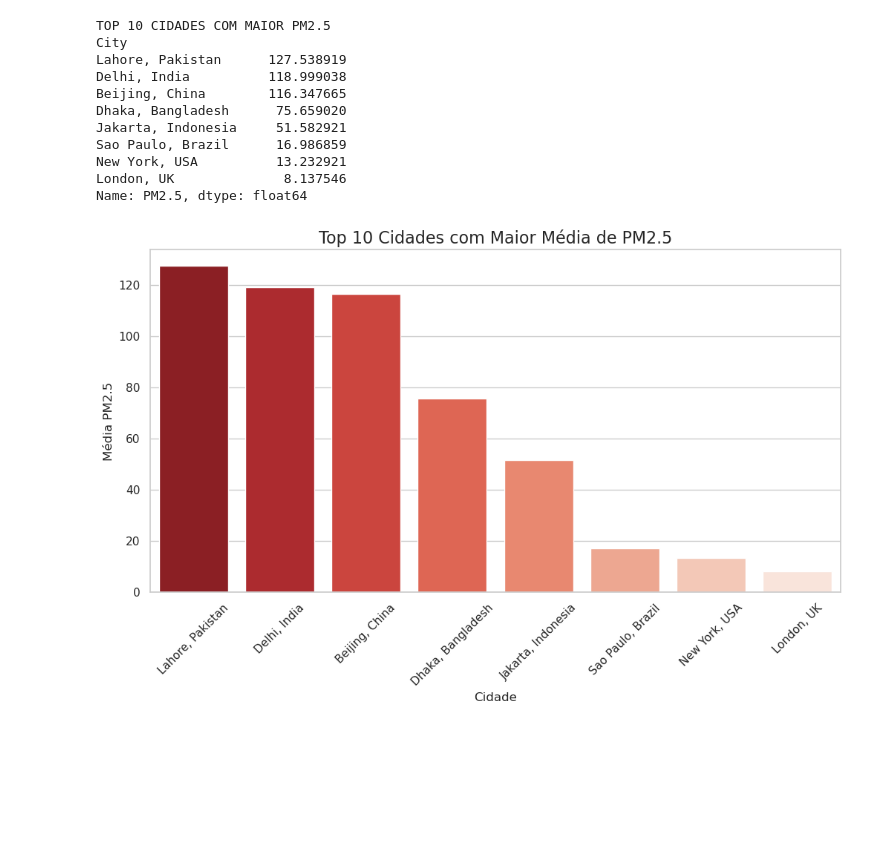
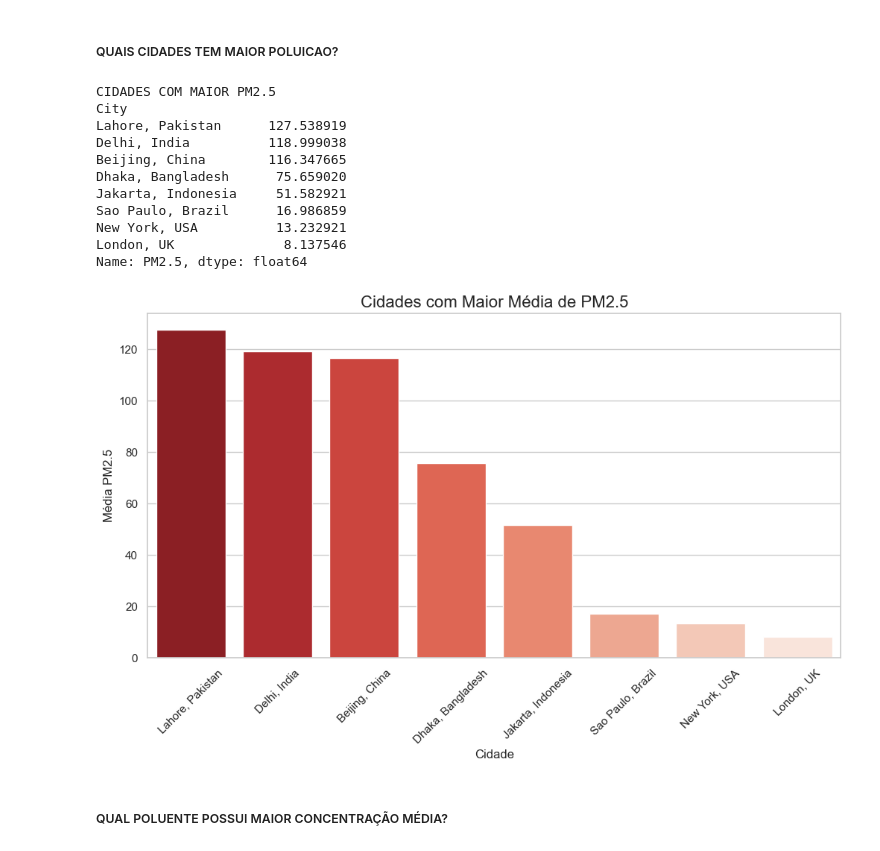
Before and after one commit to Otaviosil/TrabalhoC11, a Jupyter notebook: Projeto1c11.ipynb, the cells around one changed output. Drawn from its saved outputs; the diff is of its cells as text; code cells hidden in the pictures; blank space fills up the shorter version.

```diff
--- a/Projeto1c11.ipynb
+++ b/Projeto1c11.ipynb
@@ -15,3 +40,5 @@ df = df.dropna()
+# %% [markdown]
+##### QUAIS CIDADES TEM MAIOR POLUICAO?
 # %%
 top_pm25 = (
     df.groupby("City")["PM2.5"]
@@ -20,37 +47,37 @@ top_pm25 = (
     .head(10)
 )
 
-print("\nTOP 10 CIDADES COM MAIOR PM2.5")
+print("\nCIDADES COM MAIOR PM2.5")
 print(top_pm25)
 
 plt.figure(figsize=(12,6))
 
 sns.barplot(
     data=top_pm25.reset_index(),
     x="City",
     y="PM2.5",
     hue="City",
     palette="Reds_r",
     legend=False
 )
 
-plt.title("Top 10 Cidades com Maior Média de PM2.5", fontsize=16)
+plt.title("Cidades com Maior Média de PM2.5", fontsize=16)
 plt.xlabel("Cidade")
 plt.ylabel("Média PM2.5")
 
 plt.xticks(rotation=45)
 
 plt.show()
 # %% [output]
-TOP 10 CIDADES COM MAIOR PM2.5
+CIDADES COM MAIOR PM2.5
 City
 Lahore, Pakistan      127.538919
 Delhi, India          118.999038
 Beijing, China        116.347665
 Dhaka, Bangladesh      75.659020
 Jakarta, Indonesia     51.582921
 Sao Paulo, Brazil      16.986859
 New York, USA          13.232921
 London, UK              8.137546
 Name: PM2.5, dtype: float64
-[figure, old version]
+[figure, new version]
@@ -59,3 +84,5 @@ Name: PM2.5, dtype: float64
+# %% [markdown]
+##### QUAL POLUENTE POSSUI MAIOR CONCENTRAÇÃO MÉDIA?
 # %%
 pollutants = [
     "PM2.5",
```
Also changed, not shown: parts of 26 cells of this notebook, 1 other file.
